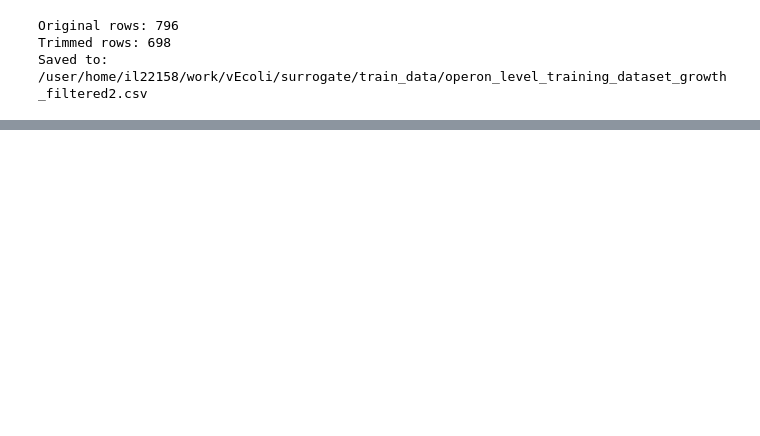
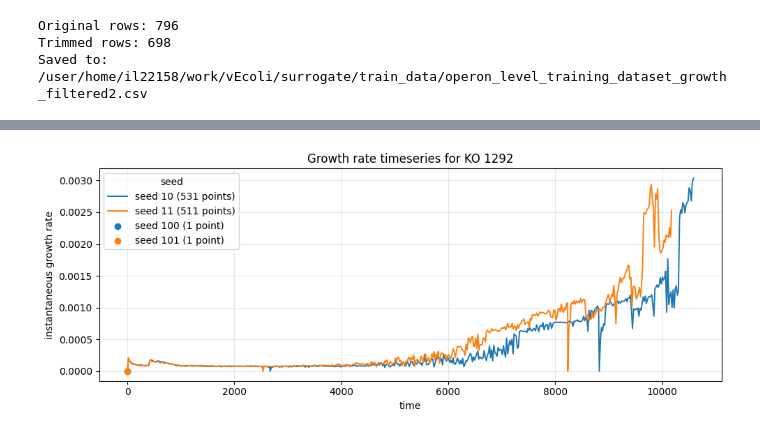
Before and after one commit to katha815/vEcoli-Local, a Jupyter notebook: surrogate/baseline_regression_operon.ipynb, the cells around one changed output, grey strips where cells are left out. Cells and saved outputs as stored; diff of their text form; code cells hidden in the pictures; blank space fills up the shorter version.

```diff
--- a/surrogate/baseline_regression_operon.ipynb
+++ b/surrogate/baseline_regression_operon.ipynb
@@ -3773,0 +1021,11 @@ Baseline rows: 366
+# %%
+from collections import Counter
+
+ko_counts = training_df[training_df['run_type'].eq('KO')].groupby('ko_operon_id').size().sort_values(ascending=False)
+overfull_kos = ko_counts[ko_counts > 2]
+
+print(f"KOs with more than 2 seeds: {len(overfull_kos)}")
+for ko_id, count in overfull_kos.items():
+    ko_rows = training_df.loc[training_df['ko_operon_id'].eq(ko_id)]
+    seeds = ko_rows['lineage_seed'].tolist()
+    print(f"{ko_id} | count={count} | seeds={seeds}")
@@ -3773,0 +1048,83 @@ Baseline rows: 366
+# %%
+import numpy as np
+import pandas as pd
+import matplotlib.pyplot as plt
+
+if 'overfull_kos' not in globals():
+    ko_counts = training_df[training_df['run_type'].eq('KO')].groupby('ko_operon_id').size().sort_values(ascending=False)
+    overfull_kos = ko_counts[ko_counts > 2]
+
+selected_ko = int(overfull_kos.index[0])
+ko_rows = training_df.loc[training_df['ko_operon_id'].eq(selected_ko)].copy()
+ko_rows = ko_rows.sort_values(['project', 'variant', 'lineage_seed'])
+
+print(f"Selected KO: {selected_ko}")
+print("Training rows for this KO:")
+print(ko_rows[[c for c in ['ko_operon_id', 'project', 'variant', 'lineage_seed', 'run_type'] if c in ko_rows.columns]].to_string(index=False))
+
+pq_path = '/user/home/il22158/work/vEcoli/surrogate/train_data/operon_timeseries.parquet'
+pq = pd.read_parquet(pq_path)
+
+project_col = 'project'
+variant_col = 'variant'
+seed_col = 'lineage_seed'
+time_col = 'time'
+growth_col = 'listeners__mass__instantaneous_growth_rate'
+
+required = [project_col, variant_col, seed_col, time_col, growth_col]
+missing = [column for column in required if column not in pq.columns]
+if missing:
+    raise KeyError(f"Missing required columns in parquet: {missing}")
+
+plt.figure(figsize=(10, 4))
+trace_count = 0
+
+for _, row in ko_rows.iterrows():
+    mask = (
+        pq[project_col].eq(row[project_col])
+        & pq[variant_col].eq(row[variant_col])
+        & pq[seed_col].eq(row[seed_col])
+    )
+    matched = pq.loc[mask].sort_values(time_col).reset_index(drop=True)
+    n_points = len(matched)
+
+    print(
+        f"seed={int(row[seed_col])} | project={row[project_col]} | variant={row[variant_col]} | matched rows={n_points}"
+    )
+
+    if matched.empty:
+        print(f"Skipping seed {int(row[seed_col])}: no parquet rows matched")
+        continue
+
+    label = f"seed {int(row[seed_col])}"
+    if n_points == 1:
+        plt.scatter(
+            matched[time_col],
+            matched[growth_col],
+            s=36,
+            label=f"{label} (1 point)",
+            zorder=3,
+        )
+    else:
+        plt.plot(
+            matched[time_col],
+            matched[growth_col],
+            linewidth=1.4,
+            label=f"{label} ({n_points} points)",
+        )
+
+    trace_count += 1
+
+print()
+print(f"Traces rendered: {trace_count}")
+if trace_count < len(ko_rows):
+    print("Some seeds matched only a single point, so they will not appear as full curves.")
+
+plt.title(f"Growth rate timeseries for KO {selected_ko}")
+plt.xlabel('time')
+plt.ylabel('instantaneous growth rate')
+plt.grid(True, alpha=0.3)
+plt.legend(title='seed')
+plt.tight_layout()
+plt.show()
+# %% [output]
@@ -3773,0 +1144 @@ Baseline rows: 366
+[figure, added]
```
Also changed, not shown: parts of 55 cells of this notebook, 18 other files.
